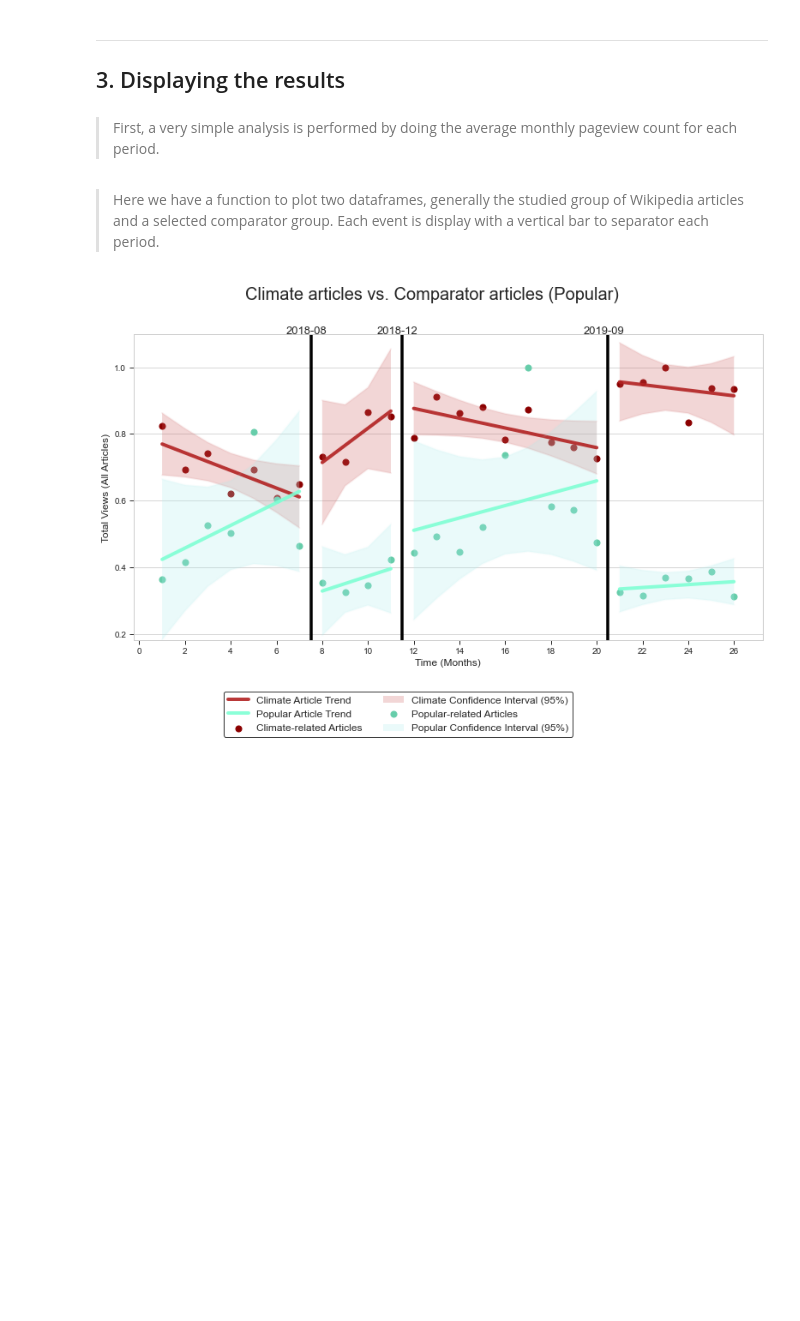
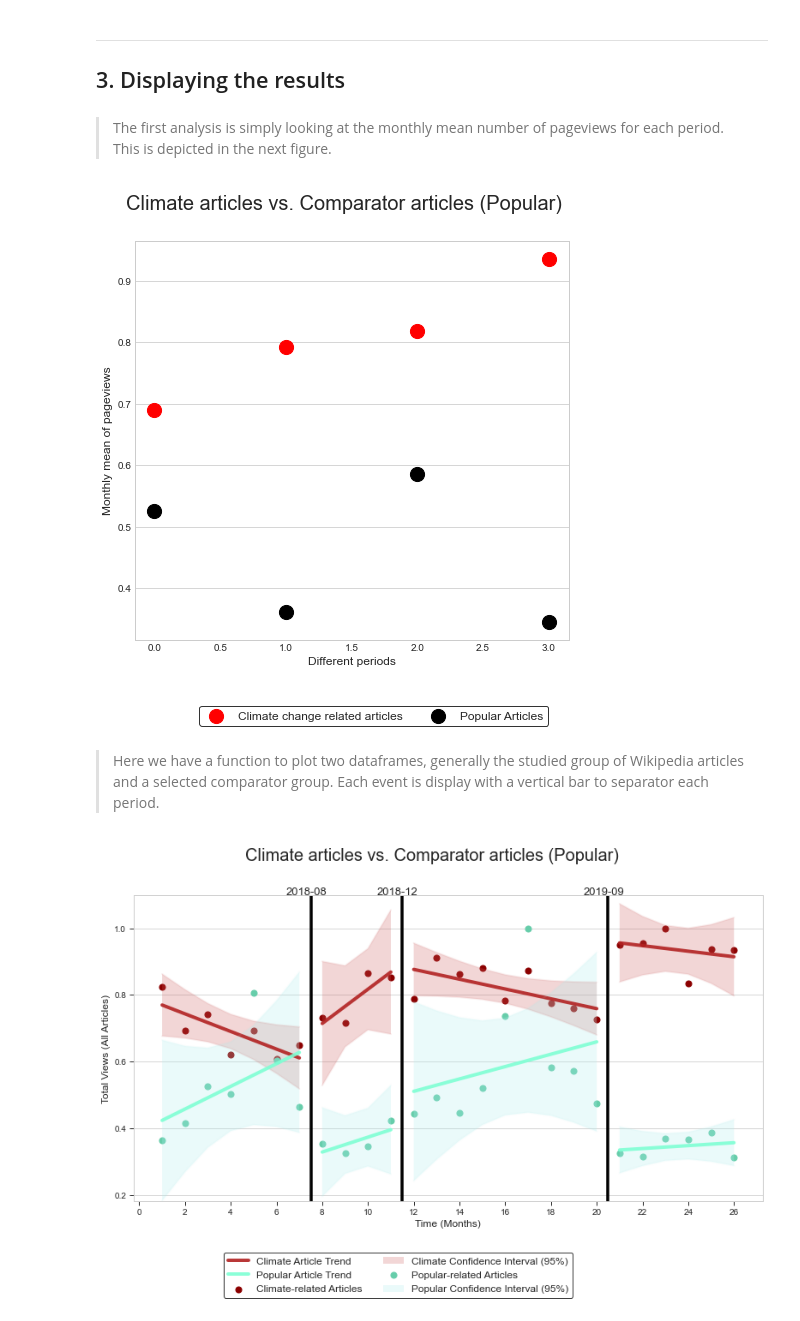
Before and after one commit to epfl-ada/ada-2020-project-milestone-p3-p3_tadaa, a Jupyter notebook: creative_extension.ipynb, the cells around one changed output. Cells and saved outputs as stored; diff of their text form; code cells hidden in the pictures; blank space fills up the shorter version.

Commit message:
mean compare

```diff
--- a/creative_extension.ipynb
+++ b/creative_extension.ipynb
@@ -276,5 +307,3 @@ Notes:
 ---
 
 ## 3. Displaying the results
-# %% [markdown]
->First, a very simple analysis is performed by doing the average monthly pageview count for each period.
@@ -286,3 +310,74 @@ def periods_avg(df, intervals) :
+# %% [markdown]
+>The first analysis is simply looking at the monthly mean number of pageviews for each period. This is depicted in the next figure.
+# %%
+import seaborn as sns
+import matplotlib.pyplot as plt
+from matplotlib.ticker import (AutoMinorLocator, MultipleLocator)
+plt.style.use('seaborn-whitegrid')
+
+def plot_means(dfs, params)  :
+    """Function that plots the data to compare 2 ITS. It must be given the results of
+    the linear regression and the timeserie with the numbering by month. As the linear
+    regression function, it is possible to specify the interval of months for each period.
+    All the params are given through dictionnary. The dataframes are given as a tuple and the
+    corresponding results of the linear regression as well. The confidence area for each linear
+    regression is plotted as an area.
+    As follow : (df_studied, df_comparator)"""
+
+    #~~~~~~~~~~~~~~~~~~~~~~ Extract parameter ~~~~~~~~~~~~~~~~~~~~~~
+    keys=params.keys()
+    title=params["title"] if "title" in keys else ""
+    xlabel=params["xlabel"] if "xlabel" in keys else ""
+    ylabel=params["ylabel"] if "ylabel" in keys else ""
+    filename=params["filename"] if "filename" in keys else "no_name"
+    #Names used to add in the legend
+    names=params["names"] if "names" in keys else ["", ""]
+    intervals=params["intervals"] if "intervals" in keys else []
+
+    #~~~~~~~~~~~~~~~~~~~~~~ Create the empty plot ~~~~~~~~~~~~~~~~~~~~~~
+
+    fig, ax = plt.subplots(1,1,figsize= (7,7), sharey = True, sharex = True)
+
+    #~~~~~~~~~~~~~~~~~~~~~~ Plotting all the data points of the serie ~~~~~~~~~~~~~~~~~~~~~~
+
+    #Plots the two plots, the second plot is the comparator group
+
+    ax.scatter(dfs[0].index, dfs[0], marker="o", s=200, c='red', label="Climate change related articles")
+    ax.scatter(dfs[1].index, dfs[1], marker="o", s=200, c='black', label="Popular Articles")
+
+
+    #~~~~~~~~~~~~~~~~~~~~~~ Visual modifications of the plot ~~~~~~~~~~~~~~~~~~~~~~
+
+    ax.set_xlabel(xlabel, fontsize=12)
+    ax.set_ylabel(ylabel, fontsize=12)
+    ax.xaxis.grid(False)
+    #Plot tick bars
+    #Plot a vertical line to delimit the 2 intervals.
+    #-0.5 to locate the mid of the month. (Since the frequency is end of month)
+
+    #Use to avoid "duplicates" in the legend
+    handles, labels = plt.gca().get_legend_handles_labels()
+    by_label = dict(zip(labels, handles))
+    plt.legend(by_label.values(), by_label.keys(), loc='upper left',fontsize=12,bbox_to_anchor=(0.135, -0.15),ncol=2,frameon=True,edgecolor="black")
+    fig.tight_layout()
+    fig.suptitle(title, y=1.07, fontsize=20)
+
+    #~~~~~~~~~~~~~~~~~~~~~~ Save the plot in order to plot it further ~~~~~~~~~~~~~~~~~~~~~~
+
+    plt.savefig(f"./plots/{filename}", format="png",bbox_inches='tight')
+
+
+params={
+    "title" : "Climate articles vs. Comparator articles (Popular)",
+    "xlabel" : "Different periods",
+    "ylabel" : "Monthly mean of pageviews",
+    "filename" : "climate_vs_comparator2.png",
+    "intervals" : INTERVALS
+}
+dfs=(art_cc_monthly_mean, art_control_monthly_mean)
+plot_means(dfs=dfs, params=params)
+# %% [output]
+[figure, added]
 # %% [markdown]
 >Here we have a function to plot two dataframes, generally the studied group of Wikipedia articles and a selected comparator group. Each event is display with a vertical bar to separator each period.
 # %%
```
Also changed, not shown: parts of 6 cells of this notebook, 1 other file.
